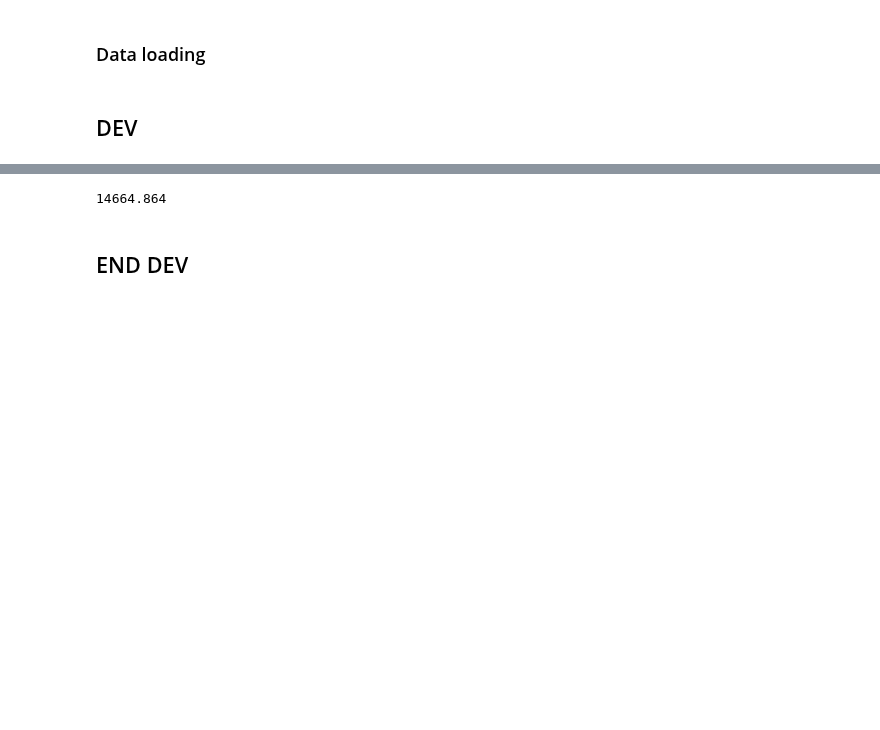
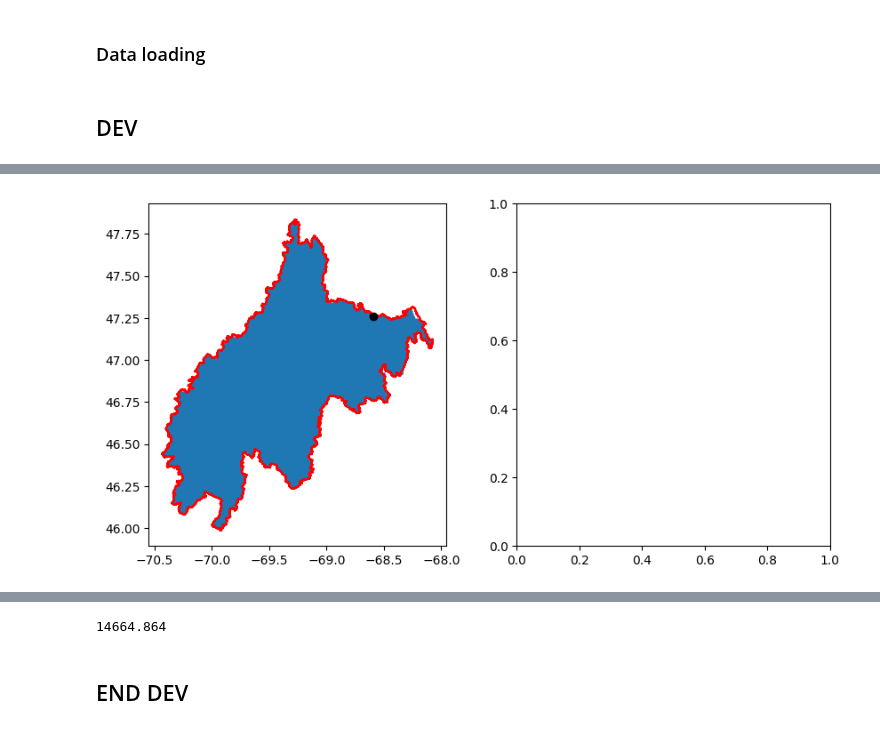
Before and after one commit to CH-Earth/camels_spat, a Jupyter notebook: 5_basin_delineation/99_delineate_basins_one_by_one.ipynb, the cells around one changed output, grey strips where cells are left out. Cells and saved outputs as stored; diff of their text form; code cells hidden in the pictures; blank space fills up the shorter version.

Commit message:
WIP: basin delineation

```diff
--- a/5_basin_delineation/99_delineate_basins_one_by_one.ipynb
+++ b/5_basin_delineation/99_delineate_basins_one_by_one.ipynb
@@ -113,2 +123,4 @@ grid,acc,fdir = cs.load_tifs_with_pysheds(str(temp_acc),str(temp_dir))
 # %%
-lump_basin = cs.delineate_catchment_with_pysheds(grid,lon,lat,fdir,shp_lump_path)
+with warnings.catch_warnings():
+    warnings.simplefilter(action='ignore',category=FutureWarning)
+    lump_basin = cs.delineate_catchment_with_pysheds(grid,lon,lat,fdir,shp_lump_path)
@@ -120,3 +126,0 @@ lump_basin.plot()
-# %%
-# 3c. Extract the MERIT Hydro basins and river network
-dist_basin, dist_river = subset_merit_hydro_to_basin(basins_shp, rivers_shp, lump_basin, shp_dist_path)
@@ -243,0 +129,4 @@ lump_basin_fixed = fix_geom(lump_basin)
+# %%
+with warnings.catch_warnings():
+    warnings.simplefilter(action='ignore',category=FutureWarning)
+    dist_basin, dist_river = cs.subset_merit_hydro_to_basin(basins_shp, rivers_shp, lump_basin, shp_dist_path, lat, lon)
@@ -243,0 +140,28 @@ lump_basin_fixed = fix_geom(lump_basin)
+# %%
+def plot_discretization_results(lump_shp, basin_shp, river_shp, ref_file, lat, lon):
+
+    '''Plots lumped and distributed discretization outcomes and reference shape (if available)'''
+
+    import os.path
+    import geopandas as gpd
+    import matplotlib.pyplot as plt
+
+    # Handle reference shape
+    have_ref = False
+    if os.path.isfile(ref_file):
+        have_ref = True
+        ref_shp = gpd.read_file(ref_file)
+
+    # Create the plot
+    fig, axs = plt.subplots(1,2,figsize=(10,5))
+
+    lump_shp.plot(ax=axs[0])
+    if have_ref: ref_shp.boundary.plot(ax=axs[0], color='r')
+    axs[0].plot(lon,lat,'ok')
+
+
+    return # nothing
+# %%
+plot_discretization_results(lump_basin, dist_basin, dist_river, ref_path, lat, lon)
+# %% [output]
+[figure, added]
```
Also changed, not shown: parts of 26 cells of this notebook, 2 other files.
